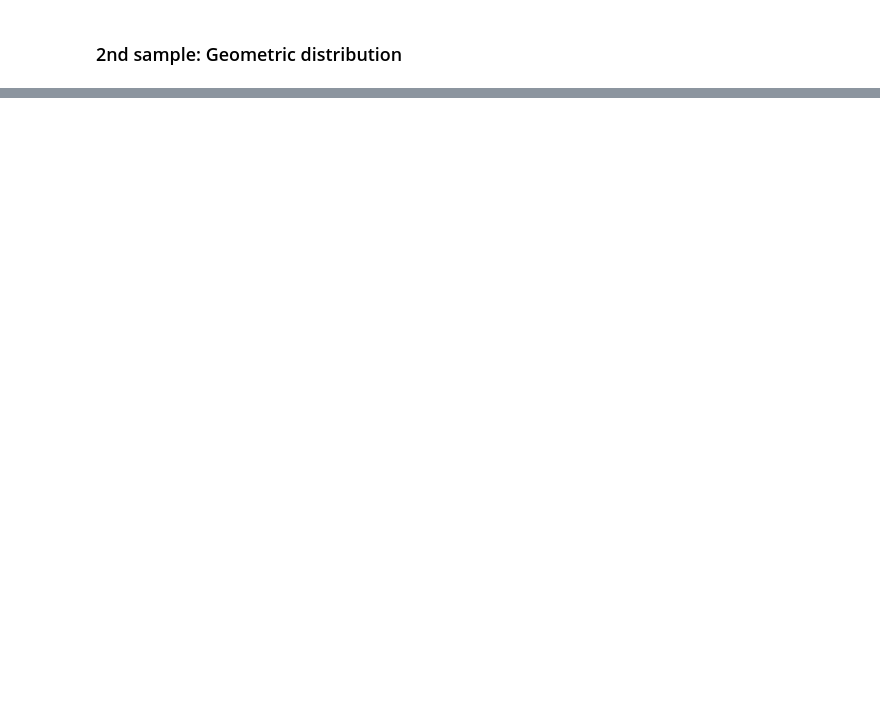
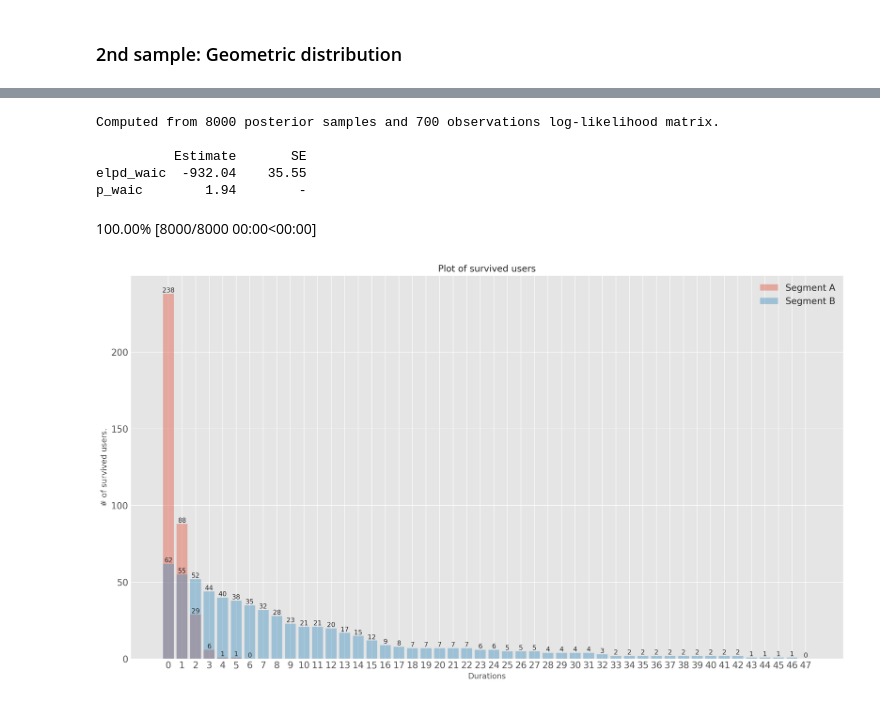
Before and after one commit to yukoga/cltv_contractual_with_jax, a Jupyter notebook: notebooks/pymc4 sandbox.ipynb, the cells around one changed output, grey strips where cells are left out. Cells and saved outputs as stored; diff of their text form; code cells hidden in the pictures; blank space fills up the shorter version.

Commit message:
WIP - bayesian inference.

```diff
--- a/notebooks/pymc4 sandbox.ipynb
+++ b/notebooks/pymc4 sandbox.ipynb
@@ -254,0 +134,8 @@ KeyboardInterrupt:
+# %%
+az.waic(idata)
+# %% [output]
+Computed from 8000 posterior samples and 700 observations log-likelihood matrix.
+
+          Estimate       SE
+elpd_waic  -932.04    35.55
+p_waic        1.94        -
@@ -254,0 +155,12 @@ KeyboardInterrupt:
+# %%
+with model:
+    pm.set_data({'features': X_test.values})
+    posterior = pm.sample_posterior_predictive(idata, extend_inferencedata=True)
+# %% [output]
+100.00% [8000/8000 00:00<00:00]
+# %%
+ax = plot_survives(df_test[df_test['segment_id']==0], label='Segment A', yscale='linear', density=False)  #, bar_label=None, theta=0.7)
+ax = plot_survives(df_test[df_test['segment_id']==1], label='Segment B', yscale='linear', density=False, ax=ax)  #, bar_label=None, theta=0.1)
+plt.show()
+# %% [output]
+[figure, added]
```
Also changed, not shown: parts of 31 cells of this notebook, 6 other files.
